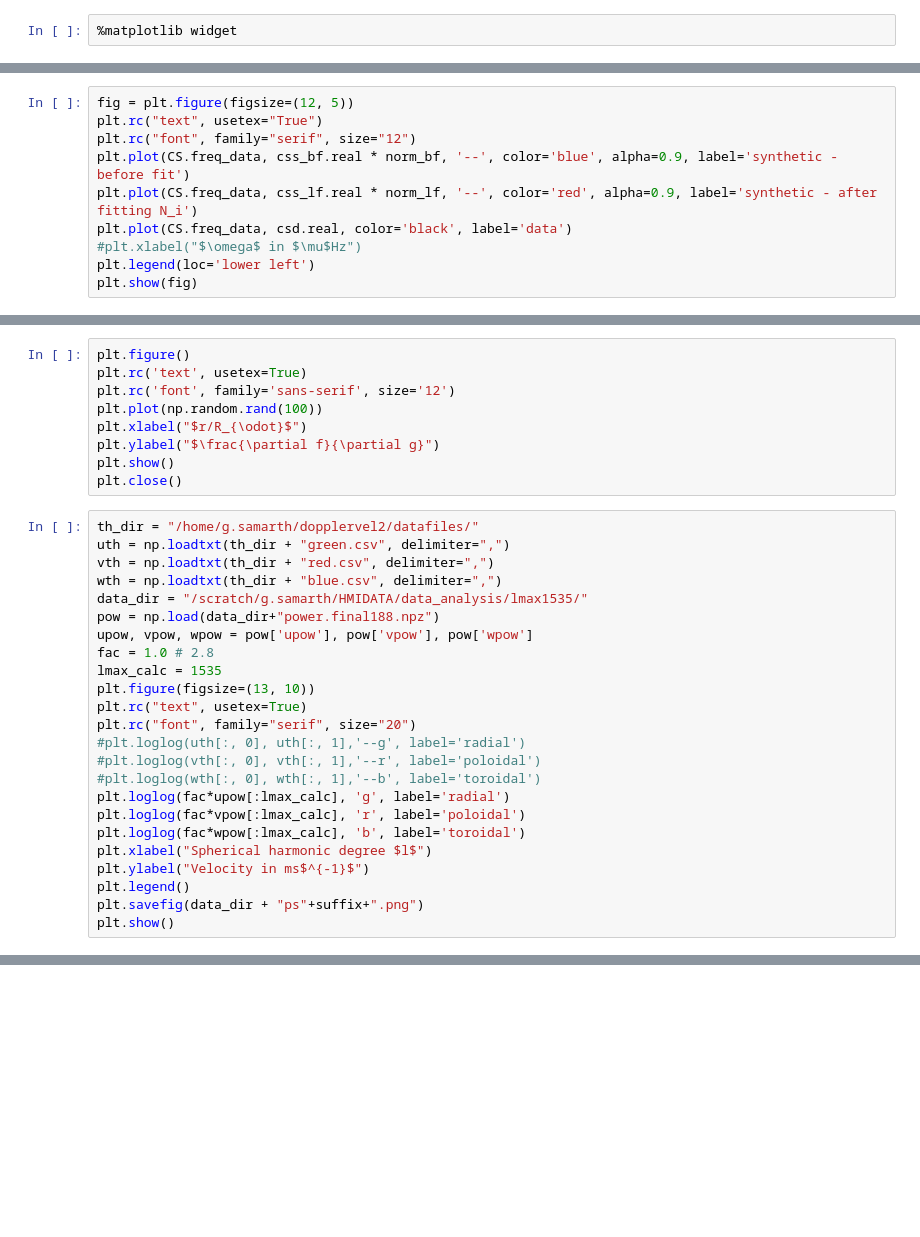
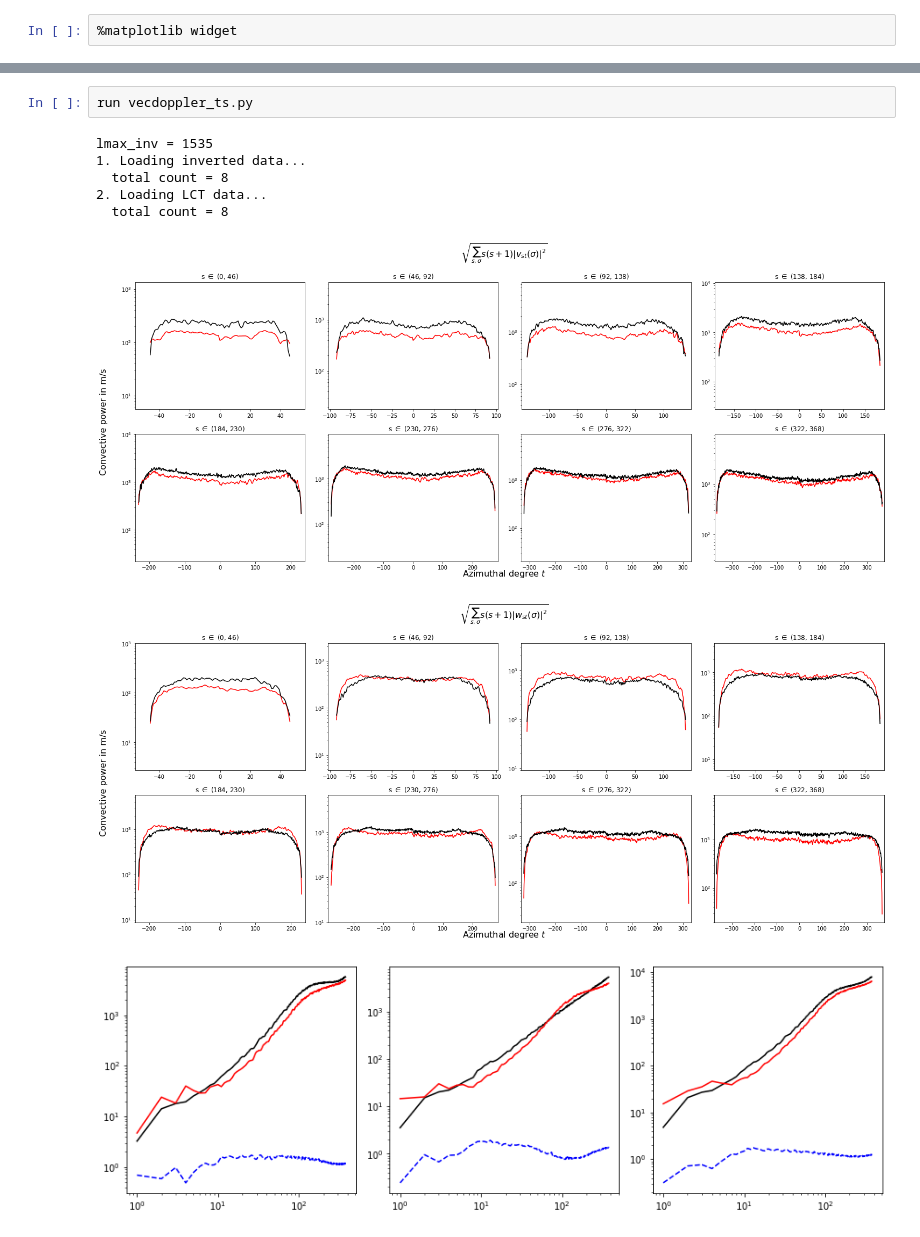
Before and after one commit to samarth-kashyap/dopplervel, a Jupyter notebook: notebooks/test_scr.ipynb, the cells around one changed output, grey strips where cells are left out. Drawn from its saved outputs; the diff is of its cells as text; blank space fills up the shorter version.

Commit message:
comparing 3 methods; plotting LCT+inversion; code cleanup;

```diff
--- a/notebooks/test_scr.ipynb
+++ b/notebooks/test_scr.ipynb
@@ -28,10 +15,0 @@ Canvas(toolbar=Toolbar(toolitems=[('Home', 'Reset original view', 'home', 'home'
-# %%
-fig = plt.figure(figsize=(12, 5))
-plt.rc("text", usetex="True")
-plt.rc("font", family="serif", size="12")
-plt.plot(CS.freq_data, css_bf.real * norm_bf, '--', color='blue', alpha=0.9, label='synthetic - before fit')
-plt.plot(CS.freq_data, css_lf.real * norm_lf, '--', color='red', alpha=0.9, label='synthetic - after fitting N_i')
-plt.plot(CS.freq_data, csd.real, color='black', label='data')
-#plt.xlabel("$\omega$ in $\mu$Hz")
-plt.legend(loc='lower left')
-plt.show(fig)
@@ -103,33 +15,0 @@ cd dopplervel2
-# %%
-plt.figure()
-plt.rc('text', usetex=True)
-plt.rc('font', family='sans-serif', size='12')
-plt.plot(np.random.rand(100))
-plt.xlabel("$r/R_{\odot}$")
-plt.ylabel("$\frac{\partial f}{\partial g}")
-plt.show()
-plt.close()
-# %%
-th_dir = "/home/g.samarth/dopplervel2/datafiles/"
-uth = np.loadtxt(th_dir + "green.csv", delimiter=",")
-vth = np.loadtxt(th_dir + "red.csv", delimiter=",")
-wth = np.loadtxt(th_dir + "blue.csv", delimiter=",")
-data_dir = "/scratch/g.samarth/HMIDATA/data_analysis/lmax1535/"
-pow = np.load(data_dir+"power.final188.npz")
-upow, vpow, wpow = pow['upow'], pow['vpow'], pow['wpow']
-fac = 1.0 # 2.8
-lmax_calc = 1535
-plt.figure(figsize=(13, 10))
-plt.rc("text", usetex=True)
-plt.rc("font", family="serif", size="20")
-#plt.loglog(uth[:, 0], uth[:, 1],'--g', label='radial')
-#plt.loglog(vth[:, 0], vth[:, 1],'--r', label='poloidal')
-#plt.loglog(wth[:, 0], wth[:, 1],'--b', label='toroidal')
-plt.loglog(fac*upow[:lmax_calc], 'g', label='radial')
-plt.loglog(fac*vpow[:lmax_calc], 'r', label='poloidal')
-plt.loglog(fac*wpow[:lmax_calc], 'b', label='toroidal')
-plt.xlabel("Spherical harmonic degree $l$")
-plt.ylabel("Velocity in ms$^{-1}$")
-plt.legend()
-plt.savefig(data_dir + "ps"+suffix+".png")
-plt.show()
@@ -135,0 +20,11 @@ plt.show()
+# %%
+run vecdoppler_ts.py
+# %% [output]
+lmax_inv = 1535
+1. Loading inverted data...
+  total count = 8
+2. Loading LCT data...
+  total count = 8
+[figure, added]
+[figure, added]
+[figure, added]
```
Also changed, not shown: parts of 82 cells of this notebook, 30 other files.
